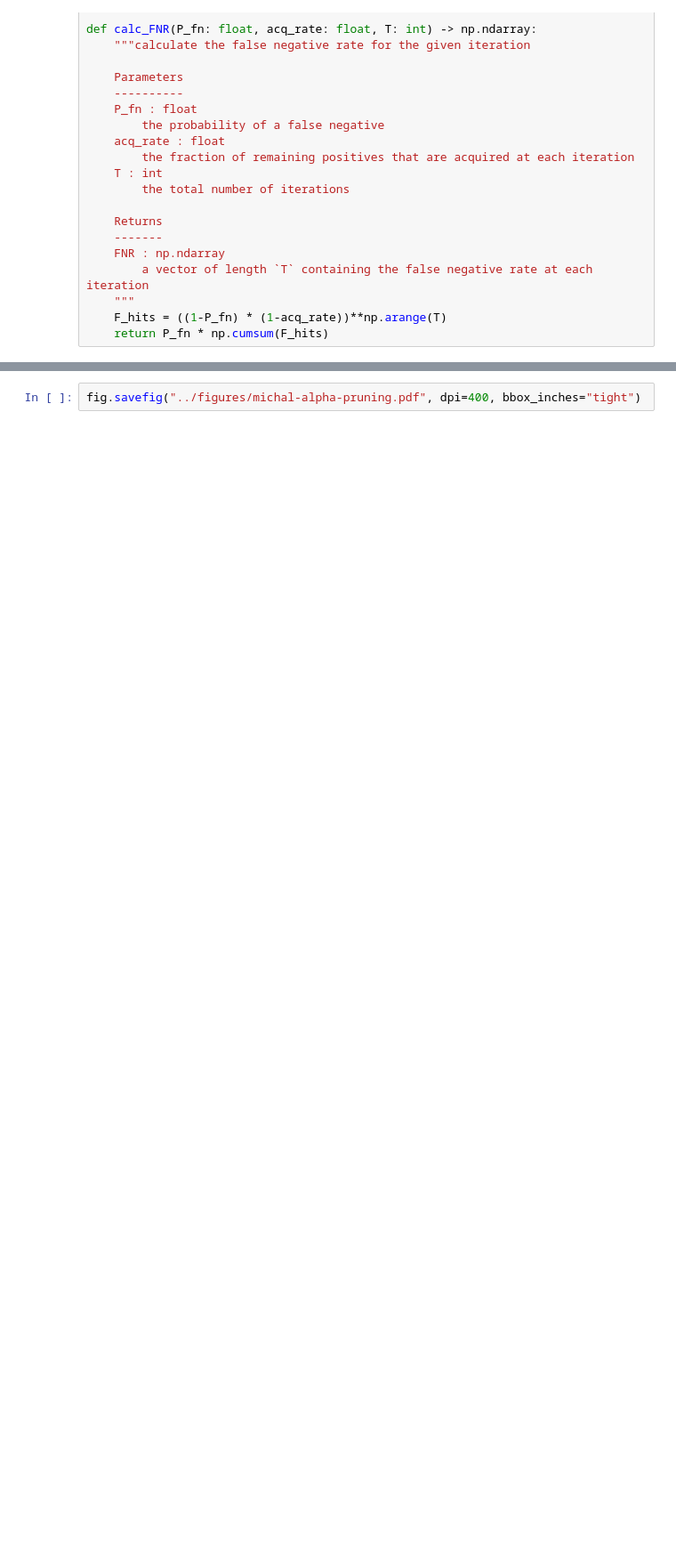
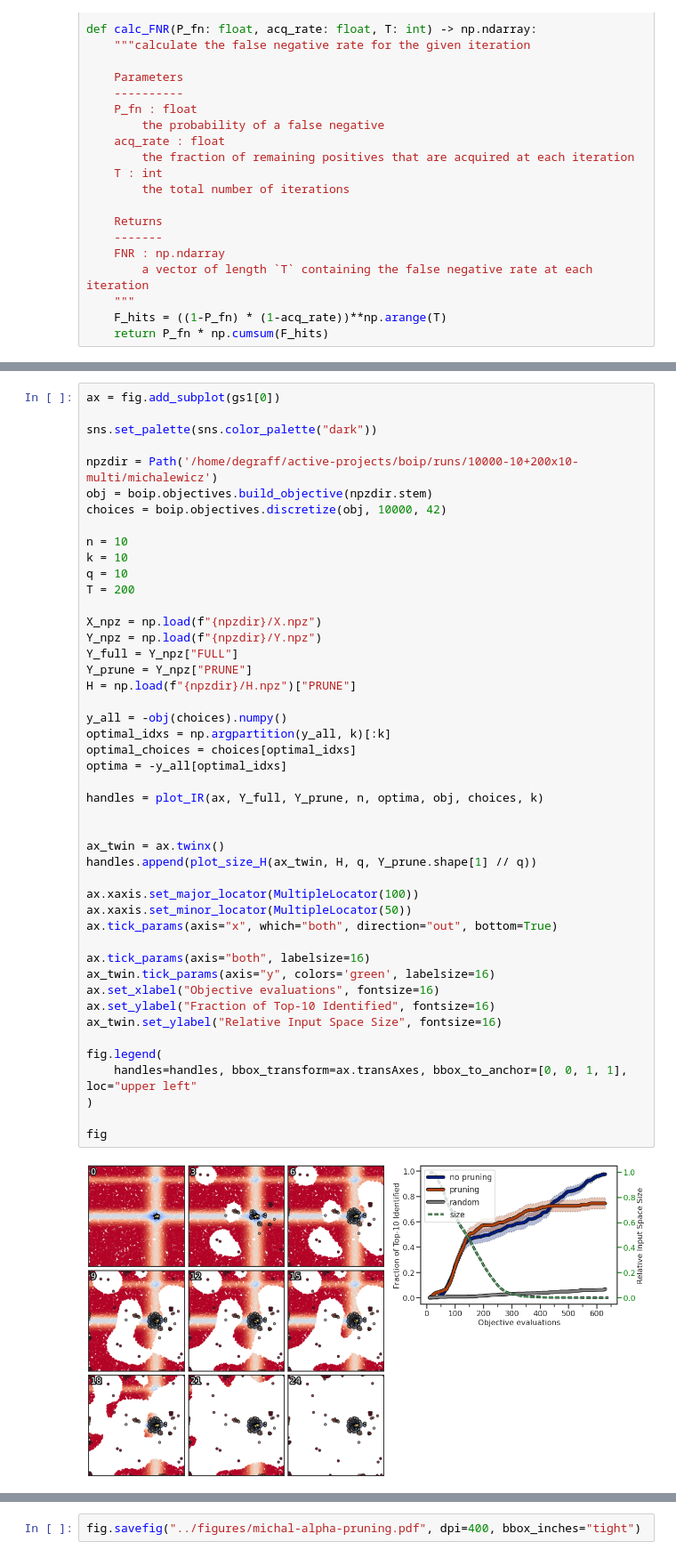
Before and after one commit to coleygroup/dsp, a Jupyter notebook: notebooks/figs.ipynb, the cells around one changed output, grey strips where cells are left out. Shown at 89% size. Saved outputs shown, nothing was run; the diff lists cells and outputs as text; blank space fills up the shorter version.

```diff
--- a/notebooks/figs.ipynb
+++ b/notebooks/figs.ipynb
@@ -385,0 +426,48 @@ def calc_FNR(P_fn: float, acq_rate: float, T: int) -> np.ndarray:
+# %%
+ax = fig.add_subplot(gs1[0])
+
+sns.set_palette(sns.color_palette("dark"))
+
+npzdir = Path('/home/degraff/active-projects/boip/runs/10000-10+200x10-multi/michalewicz')
+obj = boip.objectives.build_objective(npzdir.stem)
+choices = boip.objectives.discretize(obj, 10000, 42)
+
+n = 10
+k = 10
+q = 10
+T = 200
+
+X_npz = np.load(f"{npzdir}/X.npz")
+Y_npz = np.load(f"{npzdir}/Y.npz")
+Y_full = Y_npz["FULL"]
+Y_prune = Y_npz["PRUNE"]
+H = np.load(f"{npzdir}/H.npz")["PRUNE"]
+
+y_all = -obj(choices).numpy()
+optimal_idxs = np.argpartition(y_all, k)[:k]
+optimal_choices = choices[optimal_idxs]
+optima = -y_all[optimal_idxs]
+
+handles = plot_IR(ax, Y_full, Y_prune, n, optima, obj, choices, k)
+
+
+ax_twin = ax.twinx()
+handles.append(plot_size_H(ax_twin, H, q, Y_prune.shape[1] // q))
+
+ax.xaxis.set_major_locator(MultipleLocator(100))
+ax.xaxis.set_minor_locator(MultipleLocator(50))
+ax.tick_params(axis="x", which="both", direction="out", bottom=True)
+
+ax.tick_params(axis="both", labelsize=16)
+ax_twin.tick_params(axis="y", colors='green', labelsize=16)
+ax.set_xlabel("Objective evaluations", fontsize=16)
+ax.set_ylabel("Fraction of Top-10 Identified", fontsize=16)
+ax_twin.set_ylabel("Relative Input Space Size", fontsize=16)
+
+fig.legend(
+    handles=handles, bbox_transform=ax.transAxes, bbox_to_anchor=[0, 0, 1, 1], loc="upper left"
+)
+
+fig
+# %% [output]
+[figure, added]
```
Also changed, not shown: parts of 34 cells of this notebook.
